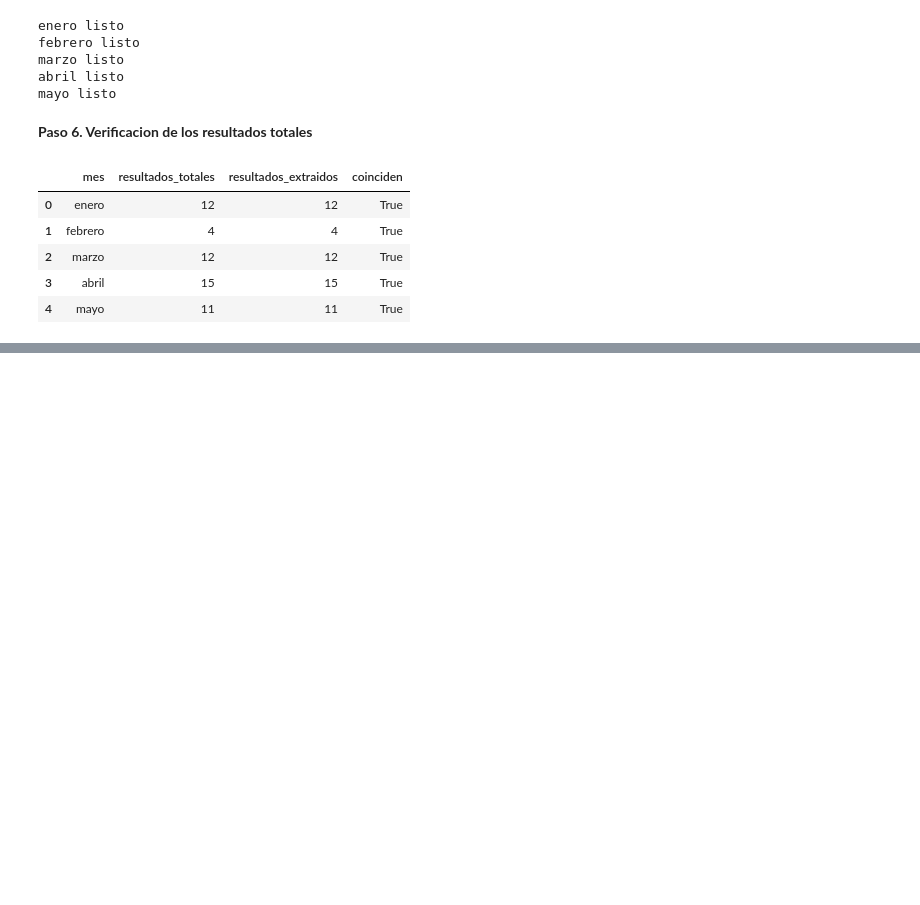
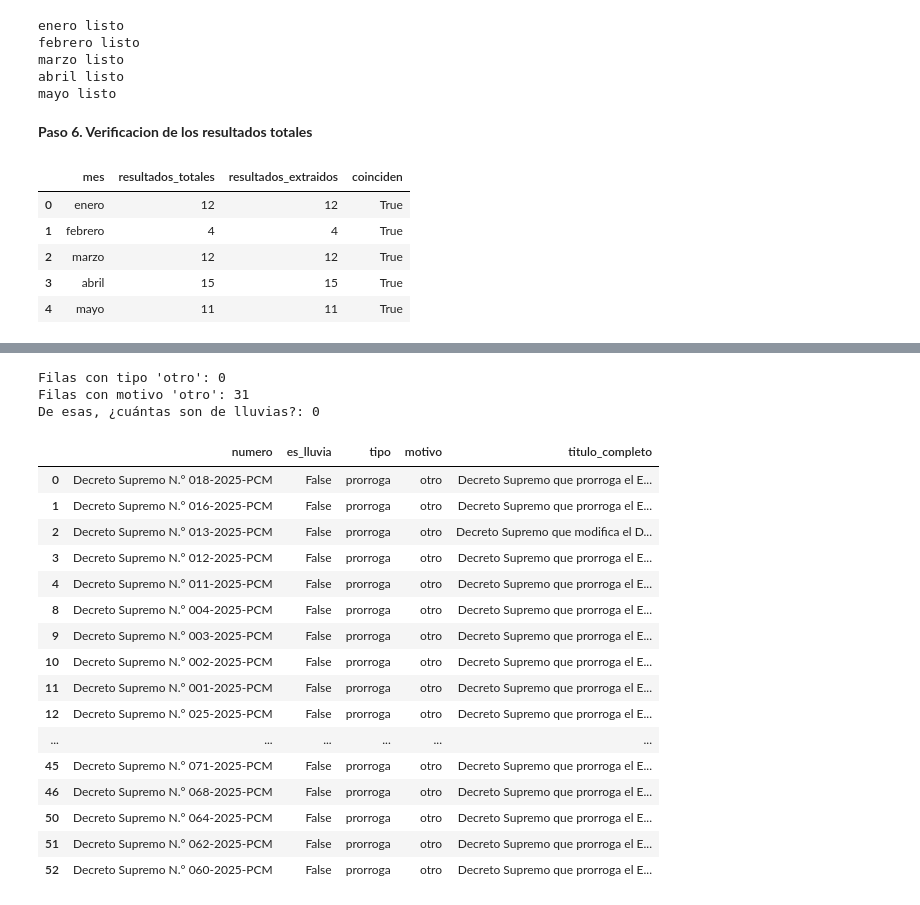
Before and after one commit to serugiran96/group_08, a Jupyter notebook: assignment_2/scraping_emergencias.ipynb, the cells around one changed output, grey strips where cells are left out. Saved outputs shown, nothing was run; the diff lists cells and outputs as text; code cells hidden in the pictures; blank space fills up the shorter version.

```diff
--- a/assignment_2/scraping_emergencias.ipynb
+++ b/assignment_2/scraping_emergencias.ipynb
@@ -230,0 +378,33 @@ tabla_verificacion
+# %%
+def es_de_lluvia(titulo):
+    titulo = titulo.lower()
+    return "lluvia" in titulo or "precipitaciones" in titulo
+
+
+def clasificar_tipo(titulo):
+    titulo = titulo.lower()
+    if "prórroga" in titulo or "prorroga" in titulo:
+        return "prorroga"
+    elif "declara" in titulo:
+        return "declara"
+    else:
+        return "otro"
+
+
+def clasificar_motivo(titulo):
+    titulo = titulo.lower()
+    if "peligro inminente" in titulo:
+        return "peligro inminente"
+    elif "impacto de daños" in titulo:
+        return "impacto de daños"
+    else:
+        return "otro"
+
+
+normas["es_lluvia"] = normas["titulo_completo"].apply(es_de_lluvia)
+normas["tipo"] = normas["titulo_completo"].apply(clasificar_tipo)
+normas["motivo"] = normas["titulo_completo"].apply(clasificar_motivo)
+
+print(normas["es_lluvia"].value_counts(), "\n")
+print(normas["tipo"].value_counts(), "\n")
+print(normas["motivo"].value_counts())
@@ -230,0 +427,31 @@ tabla_verificacion
+# %%
+# Revisión de las filas que quedaron como "otro"
+tipo_otro = normas["tipo"] == "otro"
+motivo_otro = normas["motivo"] == "otro"
+
+print("Filas con tipo 'otro':", tipo_otro.sum())
+print("Filas con motivo 'otro':", motivo_otro.sum())
+print("De esas, ¿cuántas son de lluvias?:", normas.loc[tipo_otro | motivo_otro, "es_lluvia"].sum())
+
+normas.loc[tipo_otro | motivo_otro, ["numero", "es_lluvia", "tipo", "motivo", "titulo_completo"]]
+# %% [output]
+Filas con tipo 'otro': 0
+Filas con motivo 'otro': 31
+De esas, ¿cuántas son de lluvias?: 0
+|  | numero | es_lluvia | tipo | motivo | titulo_completo |
+| 0 | Decreto Supremo N.° 018-2025-PCM | False | prorroga | otro | Decreto Supremo que prorroga el E... |
+| 1 | Decreto Supremo N.° 016-2025-PCM | False | prorroga | otro | Decreto Supremo que prorroga el E... |
+| 2 | Decreto Supremo N.° 013-2025-PCM | False | prorroga | otro | Decreto Supremo que modifica el D... |
+| 3 | Decreto Supremo N.° 012-2025-PCM | False | prorroga | otro | Decreto Supremo que prorroga el E... |
+| 4 | Decreto Supremo N.° 011-2025-PCM | False | prorroga | otro | Decreto Supremo que prorroga el E... |
+| 8 | Decreto Supremo N.° 004-2025-PCM | False | prorroga | otro | Decreto Supremo que prorroga el E... |
+| 9 | Decreto Supremo N.° 003-2025-PCM | False | prorroga | otro | Decreto Supremo que prorroga el E... |
+| 10 | Decreto Supremo N.° 002-2025-PCM | False | prorroga | otro | Decreto Supremo que prorroga el E... |
+| 11 | Decreto Supremo N.° 001-2025-PCM | False | prorroga | otro | Decreto Supremo que prorroga el E... |
+| 12 | Decreto Supremo N.° 025-2025-PCM | False | prorroga | otro | Decreto Supremo que prorroga el E... |
+| ... | ... | ... | ... | ... | ... |
+| 45 | Decreto Supremo N.° 071-2025-PCM | False | prorroga | otro | Decreto Supremo que prorroga el E... |
+| 46 | Decreto Supremo N.° 068-2025-PCM | False | prorroga | otro | Decreto Supremo que prorroga el E... |
+| 50 | Decreto Supremo N.° 064-2025-PCM | False | prorroga | otro | Decreto Supremo que prorroga el E... |
+| 51 | Decreto Supremo N.° 062-2025-PCM | False | prorroga | otro | Decreto Supremo que prorroga el E... |
+| 52 | Decreto Supremo N.° 060-2025-PCM | False | prorroga | otro | Decreto Supremo que prorroga el E... |
```
Also changed, not shown: parts of 35 cells of this notebook, 2 other files.
